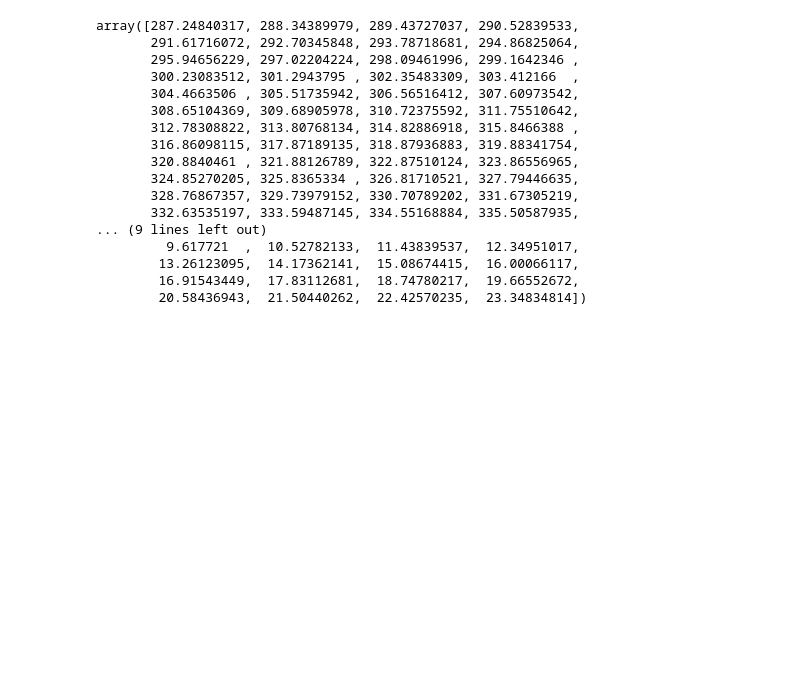
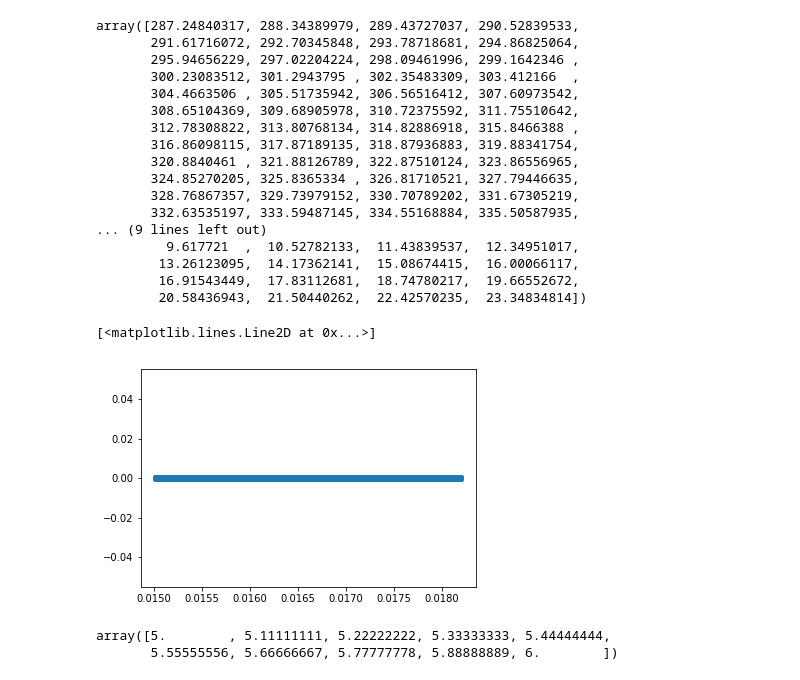
Before and after one commit to ndurvasula/TeamOskarProjectS, a Jupyter notebook: Untitled.ipynb, the cells around one changed output. Saved outputs shown, nothing was run; the diff lists cells and outputs as text; code cells hidden in the pictures; blank space fills up the shorter version.

```diff
--- a/Untitled.ipynb
+++ b/Untitled.ipynb
@@ -266,3 +266,15 @@ array([287.24840317, 288.34389979, 289.43727037, 290.52839533,
         13.26123095,  14.17362141,  15.08674415,  16.00066117,
         16.91543449,  17.83112681,  18.74780217,  19.66552672,
         20.58436943,  21.50440262,  22.42570235,  23.34834814])
+# %%
+X_dist_sun = load(open("Xdep.bin", "rb"))
+y_sv = load(open("ydep.bin", "rb"))
+plt.plot(X_dist_sun["jupiter"]**(-2), y_sv["jupiter"], "o")
+# %% [output]
+[<matplotlib.lines.Line2D at 0x...>]
+[figure, added]
+# %%
+5 + np.linspace(0,1,10)
+# %% [output]
+array([5.        , 5.11111111, 5.22222222, 5.33333333, 5.44444444,
+       5.55555556, 5.66666667, 5.77777778, 5.88888889, 6.        ])
```
Also changed, not shown: 39 other files.
